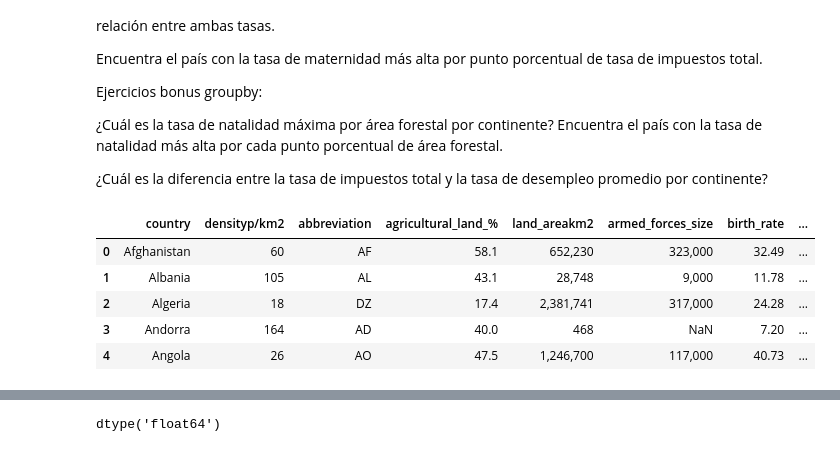
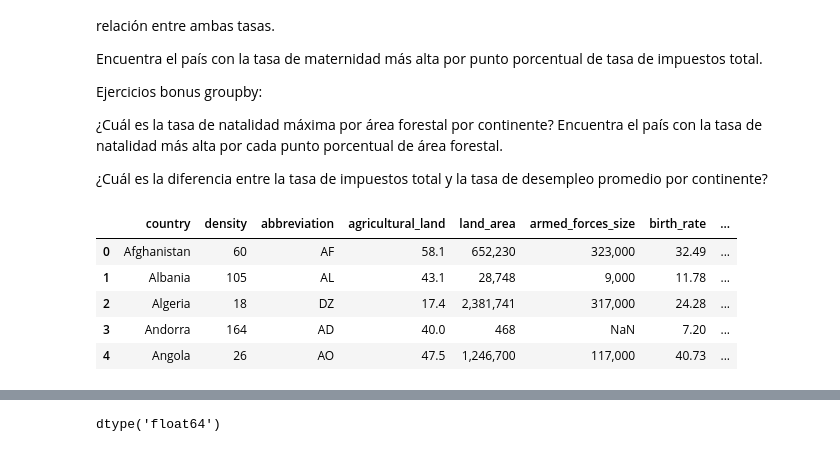
Before and after one commit to JohannaRL/promog-pair-lauram-alejandra-johanna, a Jupyter notebook: pair_agupacion.ipynb, the cells around one changed output, grey strips where cells are left out. Saved outputs shown, nothing was run; the diff lists cells and outputs as text; code cells hidden in the pictures.

```diff
--- a/pair_agupacion.ipynb
+++ b/pair_agupacion.ipynb
@@ -50,10 +50,10 @@ import numpy as np
 
 pd.set_option('display.max_columns', None)
 # %%
-df_world = pd.read_csv('/mnt/c/Users/johan/Desktop/Adalab/modulo-3/pair_programming_sprint1/promog-pair-lauram-alejandra-johanna/files/world_data_2023_union.csv', index_col=0)
+df_world = pd.read_csv('files/world_data_2023_union.csv', index_col=0)
 df_world.head()
 # %% [output]
-|  | country | densityp/km2 | abbreviation | agricultural_land_% | land_areakm2 | armed_forces_size | birth_rate | ... |
+|  | country | density | abbreviation | agricultural_land | land_area | armed_forces_size | birth_rate | ... |
 | 0 | Afghanistan | 60 | AF | 58.1 | 652,230 | 323,000 | 32.49 | ... |
 | 1 | Albania | 105 | AL | 43.1 | 28,748 | 9,000 | 11.78 | ... |
 | 2 | Algeria | 18 | DZ | 17.4 | 2,381,741 | 317,000 | 24.28 | ... |
```
Also changed, not shown: parts of 11 cells of this notebook, 1 other file.
